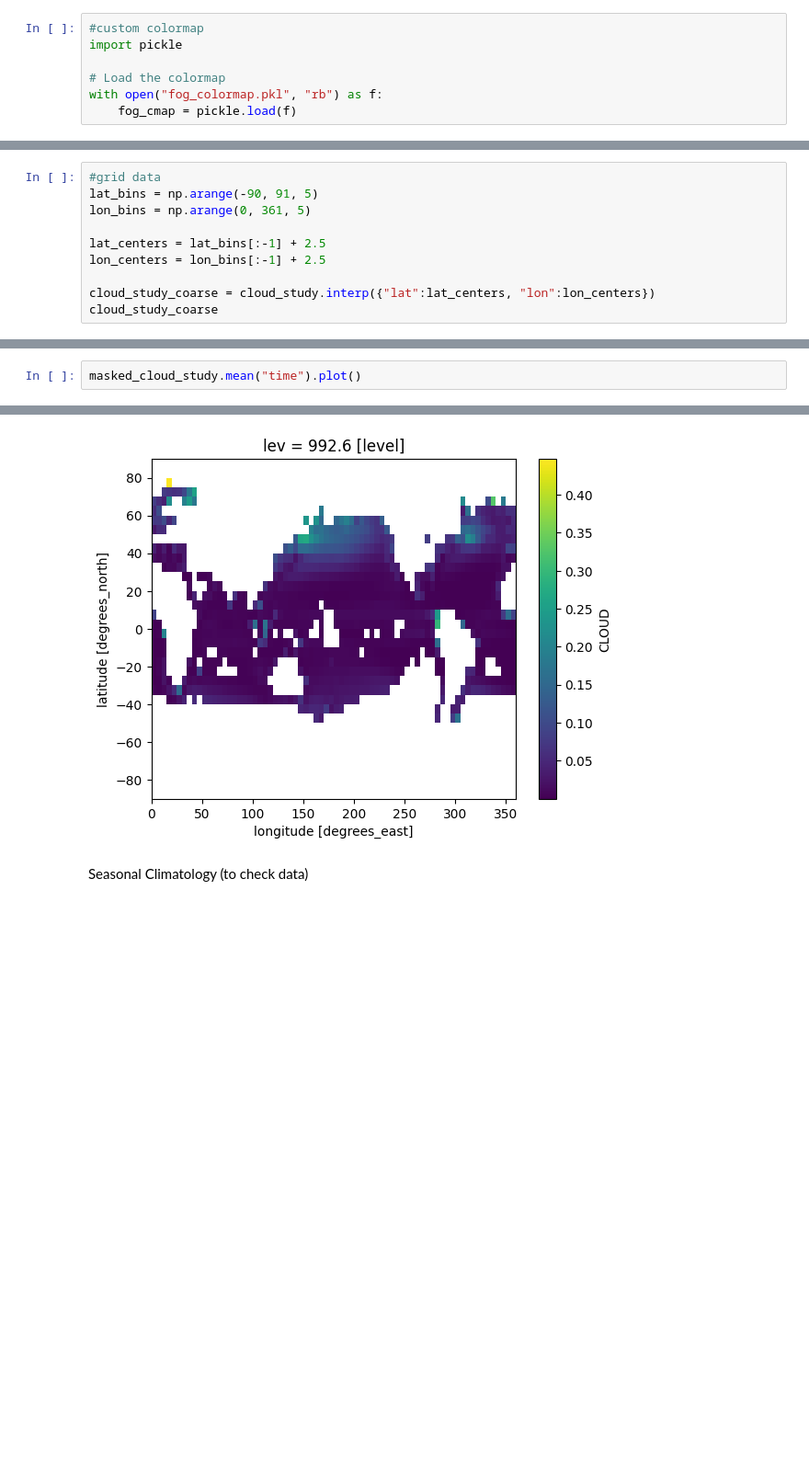
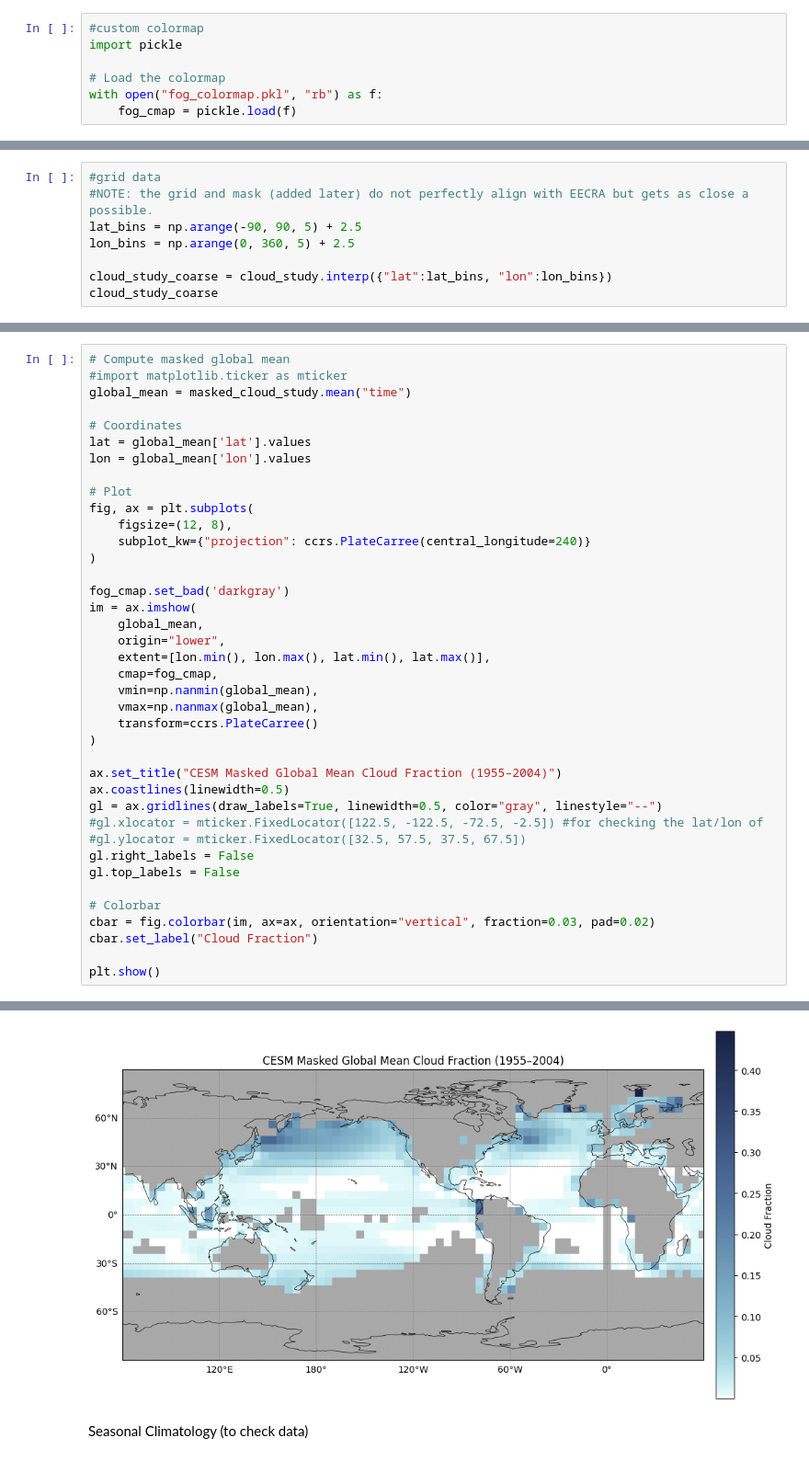
Before and after one commit to ywanika/MSC25_LowCloud, a Jupyter notebook: 02visualizeCESMgridded.ipynb, the cells around one changed output, grey strips where cells are left out. Shown at 92% size. Saved outputs shown, nothing was run; the diff lists cells and outputs as text; blank space fills up the shorter version.

```diff
--- a/02visualizeCESMgridded.ipynb
+++ b/02visualizeCESMgridded.ipynb
@@ -37,13 +43,11 @@ Attributes:
     cell_methods:  time: mean
 # %%
 #grid data
-lat_bins = np.arange(-90, 91, 5)
-lon_bins = np.arange(0, 361, 5)
+#NOTE: the grid and mask (added later) do not perfectly align with EECRA but gets as close a possible.
+lat_bins = np.arange(-90, 90, 5) + 2.5
+lon_bins = np.arange(0, 360, 5) + 2.5
 
-lat_centers = lat_bins[:-1] + 2.5
-lon_centers = lon_bins[:-1] + 2.5
-
-cloud_study_coarse = cloud_study.interp({"lat":lat_centers, "lon":lon_centers})
+cloud_study_coarse = cloud_study.interp({"lat":lat_bins, "lon":lon_bins})
 cloud_study_coarse
 # %% [output]
 <xarray.DataArray 'CLOUD' (time: 600, lat: 36, lon: 72)> Size: 12MB
@@ -129,5 +135,42 @@ array([[[nan, nan, nan, ..., nan, nan, nan],
     long_name:     Cloud fraction
     cell_methods:  time: mean
 # %%
-masked_cloud_study.mean("time").plot()
+# Compute masked global mean
+#import matplotlib.ticker as mticker
+global_mean = masked_cloud_study.mean("time")
+
+# Coordinates
+lat = global_mean['lat'].values
+lon = global_mean['lon'].values
+
+# Plot
+fig, ax = plt.subplots(
+    figsize=(12, 8),
+    subplot_kw={"projection": ccrs.PlateCarree(central_longitude=240)}
+)
+
+fog_cmap.set_bad('darkgray')
+im = ax.imshow(
+    global_mean,
+    origin="lower",
+    extent=[lon.min(), lon.max(), lat.min(), lat.max()],
+    cmap=fog_cmap,
+    vmin=np.nanmin(global_mean),
+    vmax=np.nanmax(global_mean),
+    transform=ccrs.PlateCarree()
+)
+
+ax.set_title("CESM Masked Global Mean Cloud Fraction (1955–2004)")
+ax.coastlines(linewidth=0.5)
+gl = ax.gridlines(draw_labels=True, linewidth=0.5, color="gray", linestyle="--")
+#gl.xlocator = mticker.FixedLocator([122.5, -122.5, -72.5, -2.5]) #for checking the lat/lon of
+#gl.ylocator = mticker.FixedLocator([32.5, 57.5, 37.5, 67.5])
+gl.right_labels = False
+gl.top_labels = False
+
+# Colorbar
+cbar = fig.colorbar(im, ax=ax, orientation="vertical", fraction=0.03, pad=0.02)
+cbar.set_label("Cloud Fraction")
+
+plt.show()
 # %% [output]
@@ -135,4 +177,4 @@ masked_cloud_study.mean("time").plot()
-[figure, old version]
+[figure, new version]
 # %% [markdown]
 Seasonal Climatology (to check data)
 # %%
```
Also changed, not shown: parts of 30 cells of this notebook, 18 other files.
